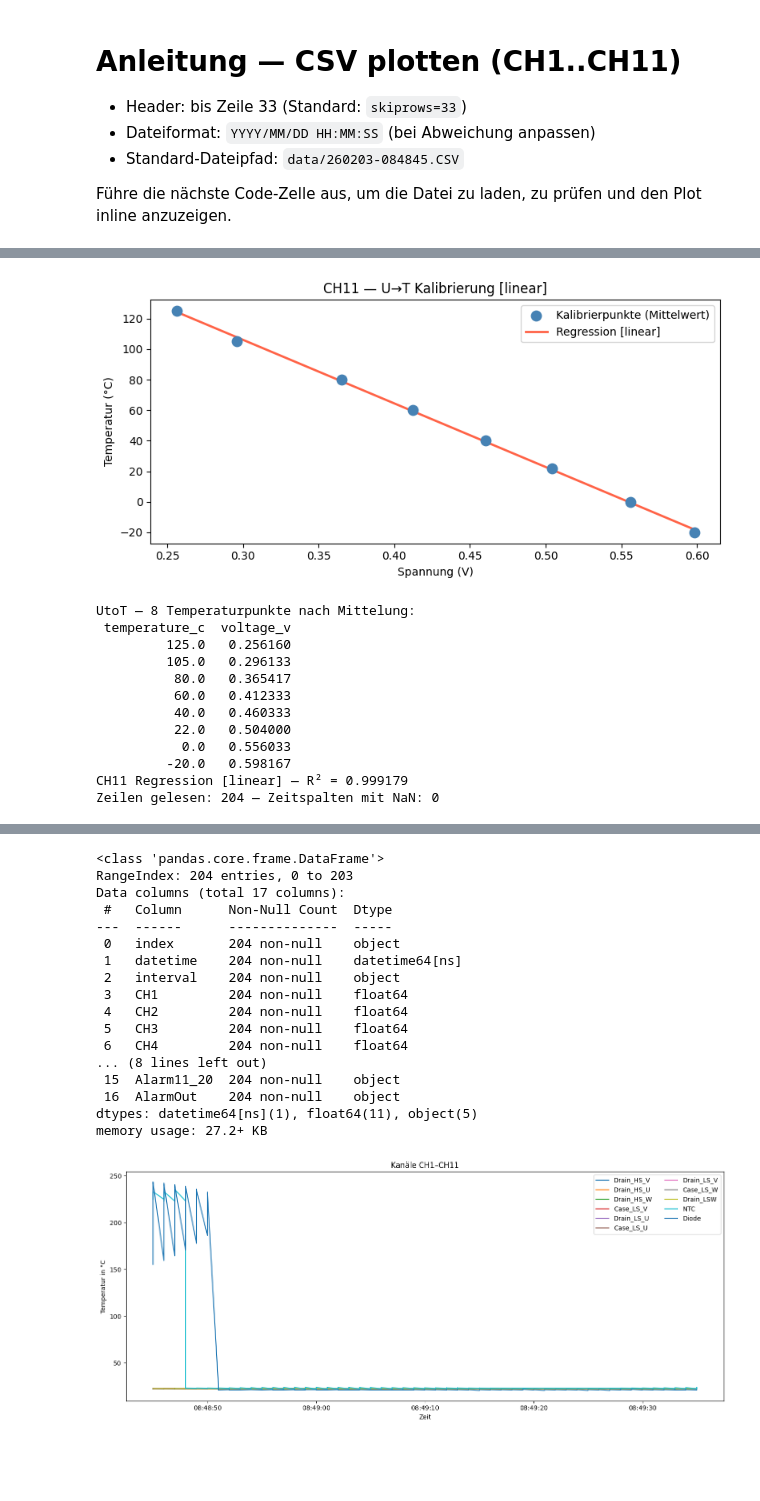
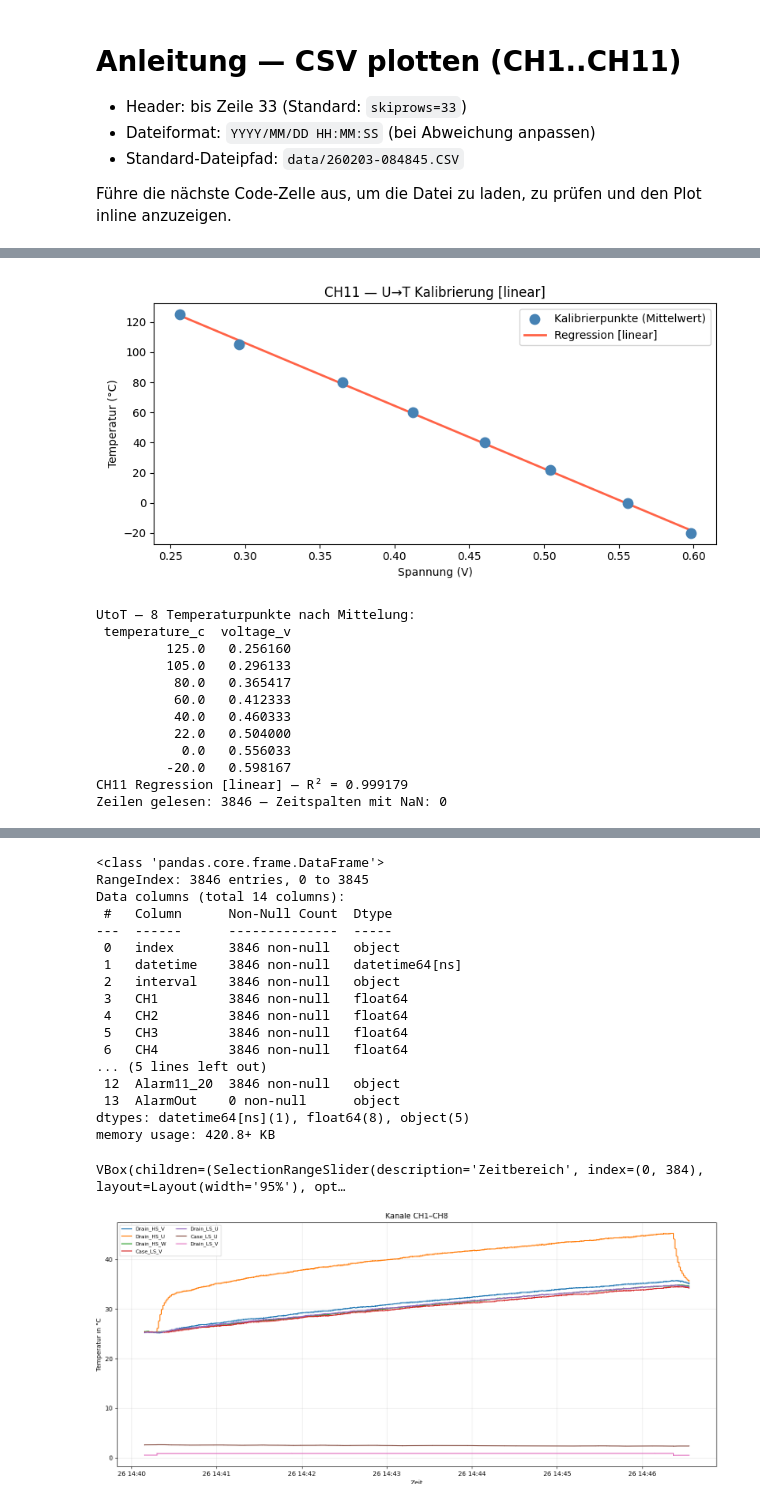
Before and after one commit to tms-dh/CSV_plot, a Jupyter notebook: main.ipynb, the cells around one changed output, grey strips where cells are left out. Saved outputs shown, nothing was run; the diff lists cells and outputs as text; code cells hidden in the pictures; blank space fills up the shorter version.

```diff
--- a/main.ipynb
+++ b/main.ipynb
@@ -245,7 +330,7 @@ def plot_channels(df, ch_cols, labels=None, out_file=None):
 
 Führe die nächste Code-Zelle aus, um die Datei zu laden, zu prüfen und den Plot inline anzuzeigen.
 # %%
-%matplotlib inline
+%matplotlib widget
 
 # 1) Regression prüfen — CH11_REGRESSION oben ändern und neu ausführen
 plot_ch11_regression(UTOT_PATH, method=CH11_REGRESSION)
@@ -261,8 +346,8 @@ print(f'Zeilen gelesen: {len(df)} — Zeitspalten mit NaN: {df["datetime"].isna(
 display(df.head())
 df.info()
 
-# 4) Plot
-plot_channels(df, ch_cols, labels=labels)
+# 4) Plot (interaktiv)
+plot_channels_interactive(df, ch_cols, labels=labels)
 
 # Optional: Plot speichern
 # plot_channels(df, ch_cols, labels=labels, out_file='plot.png')
@@ -284,7 +369,7 @@ UtoT — 8 Temperaturpunkte nach Mittelung:
            0.0   0.556033
          -20.0   0.598167
 CH11 Regression [linear] — R² = 0.999179
-[figure, old version]
+[figure, new version]
 UtoT — 8 Temperaturpunkte nach Mittelung:
  temperature_c  voltage_v
          125.0   0.256160
@@ -296,5 +381,5 @@ UtoT — 8 Temperaturpunkte nach Mittelung:
            0.0   0.556033
          -20.0   0.598167
 CH11 Regression [linear] — R² = 0.999179
-Zeilen gelesen: 204 — Zeitspalten mit NaN: 0
+Zeilen gelesen: 3846 — Zeitspalten mit NaN: 0
 |  | index | datetime | interval | CH1 | CH2 | CH3 | CH4 | CH5 | CH6 | CH7 | CH8 | ... |
@@ -306,18 +391,19 @@ Zeilen gelesen: 204 — Zeitspalten mit NaN: 0
 <class 'pandas.core.frame.DataFrame'>
-RangeIndex: 204 entries, 0 to 203
-Data columns (total 17 columns):
+RangeIndex: 3846 entries, 0 to 3845
+Data columns (total 14 columns):
  #   Column      Non-Null Count  Dtype
 ---  ------      --------------  -----
- 0   index       204 non-null    object
- 1   datetime    204 non-null    datetime64[ns]
- 2   interval    204 non-null    object
- 3   CH1         204 non-null    float64
- 4   CH2         204 non-null    float64
- 5   CH3         204 non-null    float64
- 6   CH4         204 non-null    float64
-... (8 lines left out)
- 15  Alarm11_20  204 non-null    object
- 16  AlarmOut    204 non-null    object
-dtypes: datetime64[ns](1), float64(11), object(5)
-memory usage: 27.2+ KB
+ 0   index       3846 non-null   object
+ 1   datetime    3846 non-null   datetime64[ns]
+ 2   interval    3846 non-null   object
+ 3   CH1         3846 non-null   float64
+ 4   CH2         3846 non-null   float64
+ 5   CH3         3846 non-null   float64
+ 6   CH4         3846 non-null   float64
+... (5 lines left out)
+ 12  Alarm11_20  3846 non-null   object
+ 13  AlarmOut    0 non-null      object
+dtypes: datetime64[ns](1), float64(8), object(5)
+memory usage: 420.8+ KB
+VBox(children=(SelectionRangeSlider(description='Zeitbereich', index=(0, 384), layout=Layout(width='95%'), opt…
-[figure, old version]
+[figure, new version]
```
Also changed, not shown: parts of 2 cells of this notebook, 2 other files.
